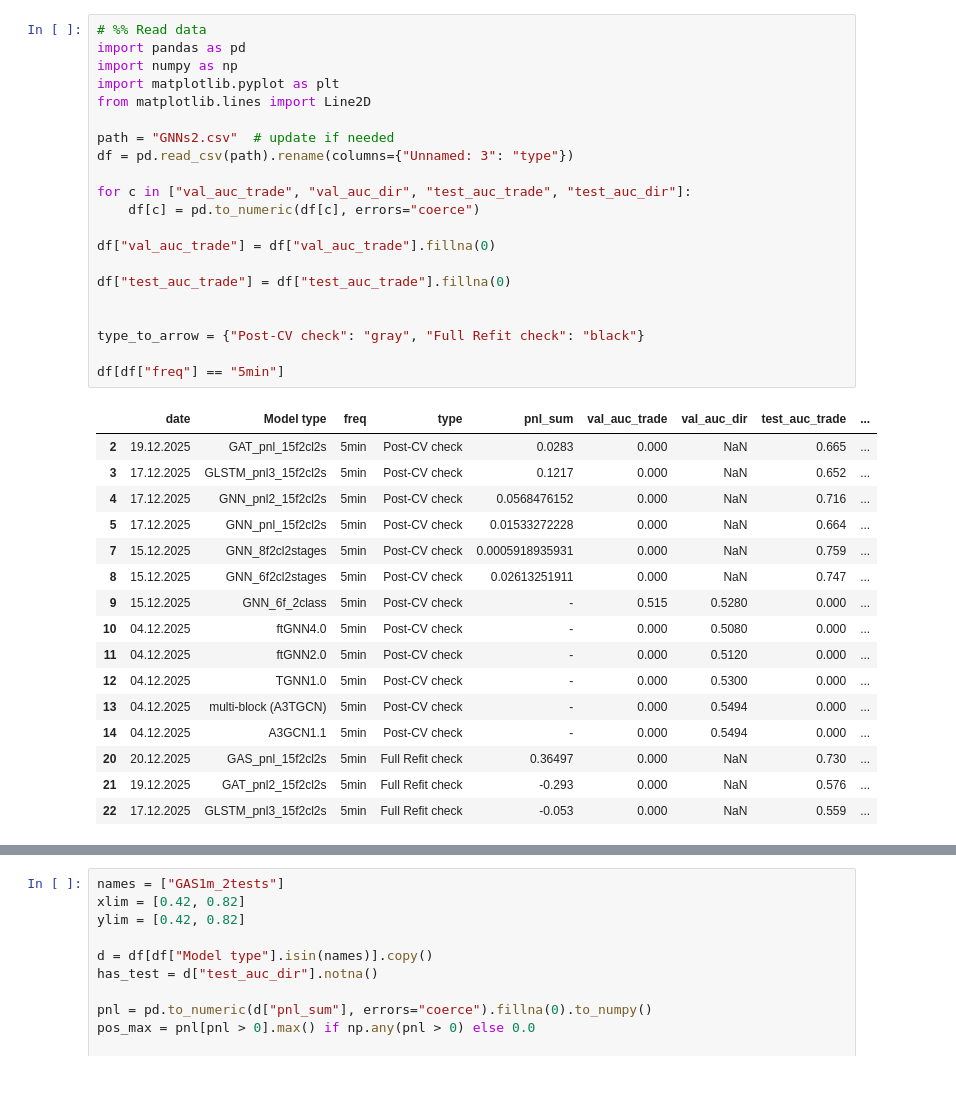
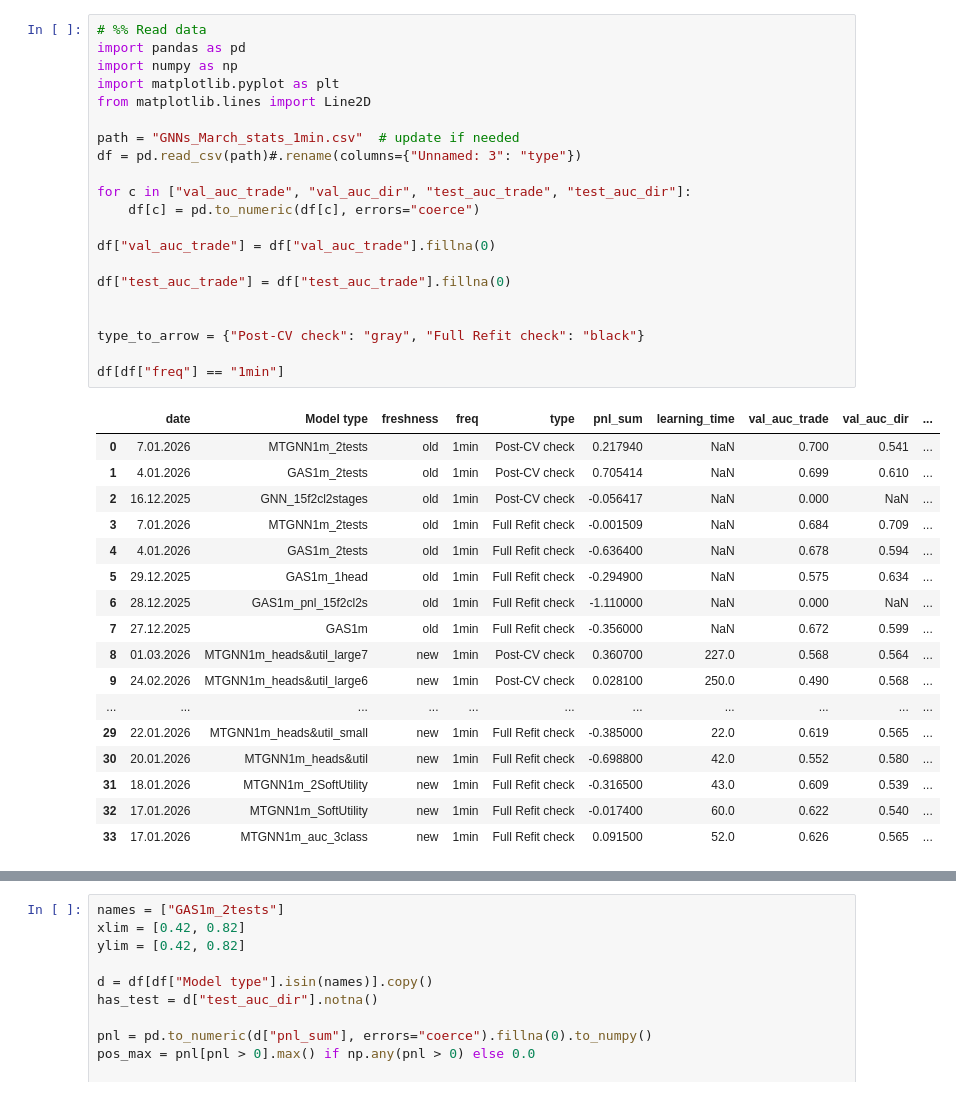
Before and after one commit to vitalii-novikov/Graph_Neural_Network_for_Market_Microstructure, a Jupyter notebook: visualisations/jan_stats.ipynb, the cells around one changed output, grey strips where cells are left out. Drawn from its saved outputs; the diff is of its cells as text.

```diff
--- a/visualisations/jan_stats.ipynb
+++ b/visualisations/jan_stats.ipynb
@@ -1,41 +1,42 @@
 # %%
 # %% Read data
 import pandas as pd
 import numpy as np
 import matplotlib.pyplot as plt
 from matplotlib.lines import Line2D
 
-path = "GNNs2.csv"  # update if needed
-df = pd.read_csv(path).rename(columns={"Unnamed: 3": "type"})
+path = "GNNs_March_stats_1min.csv"  # update if needed
+df = pd.read_csv(path)#.rename(columns={"Unnamed: 3": "type"})
 
 for c in ["val_auc_trade", "val_auc_dir", "test_auc_trade", "test_auc_dir"]:
     df[c] = pd.to_numeric(df[c], errors="coerce")
 
 df["val_auc_trade"] = df["val_auc_trade"].fillna(0)
 
 df["test_auc_trade"] = df["test_auc_trade"].fillna(0)
 
 
 type_to_arrow = {"Post-CV check": "gray", "Full Refit check": "black"}
 
-df[df["freq"] == "5min"]
+df[df["freq"] == "1min"]
 # %% [output]
-|  | date | Model type | freq | type | pnl_sum | val_auc_trade | val_auc_dir | test_auc_trade | ... |
-| 2 | 19.12.2025 | GAT_pnl_15f2cl2s | 5min | Post-CV check | 0.0283 | 0.000 | NaN | 0.665 | ... |
-| 3 | 17.12.2025 | GLSTM_pnl3_15f2cl2s | 5min | Post-CV check | 0.1217 | 0.000 | NaN | 0.652 | ... |
-| 4 | 17.12.2025 | GNN_pnl2_15f2cl2s | 5min | Post-CV check | 0.0568476152 | 0.000 | NaN | 0.716 | ... |
-| 5 | 17.12.2025 | GNN_pnl_15f2cl2s | 5min | Post-CV check | 0.01533272228 | 0.000 | NaN | 0.664 | ... |
-| 7 | 15.12.2025 | GNN_8f2cl2stages | 5min | Post-CV check | 0.0005918935931 | 0.000 | NaN | 0.759 | ... |
-| 8 | 15.12.2025 | GNN_6f2cl2stages | 5min | Post-CV check | 0.02613251911 | 0.000 | NaN | 0.747 | ... |
-| 9 | 15.12.2025 | GNN_6f_2class | 5min | Post-CV check | - | 0.515 | 0.5280 | 0.000 | ... |
-| 10 | 04.12.2025 | ftGNN4.0 | 5min | Post-CV check | - | 0.000 | 0.5080 | 0.000 | ... |
-| 11 | 04.12.2025 | ftGNN2.0 | 5min | Post-CV check | - | 0.000 | 0.5120 | 0.000 | ... |
-| 12 | 04.12.2025 | TGNN1.0 | 5min | Post-CV check | - | 0.000 | 0.5300 | 0.000 | ... |
-| 13 | 04.12.2025 | multi-block (A3TGCN) | 5min | Post-CV check | - | 0.000 | 0.5494 | 0.000 | ... |
-| 14 | 04.12.2025 | A3GCN1.1 | 5min | Post-CV check | - | 0.000 | 0.5494 | 0.000 | ... |
-| 20 | 20.12.2025 | GAS_pnl_15f2cl2s | 5min | Full Refit check | 0.36497 | 0.000 | NaN | 0.730 | ... |
-| 21 | 19.12.2025 | GAT_pnl2_15f2cl2s | 5min | Full Refit check | -0.293 | 0.000 | NaN | 0.576 | ... |
-| 22 | 17.12.2025 | GLSTM_pnl3_15f2cl2s | 5min | Full Refit check | -0.053 | 0.000 | NaN | 0.559 | ... |
+|  | date | Model type | freshness | freq | type | pnl_sum | learning_time | val_auc_trade | val_auc_dir | ... |
+| 0 | 7.01.2026 | MTGNN1m_2tests | old | 1min | Post-CV check | 0.217940 | NaN | 0.700 | 0.541 | ... |
+| 1 | 4.01.2026 | GAS1m_2tests | old | 1min | Post-CV check | 0.705414 | NaN | 0.699 | 0.610 | ... |
+| 2 | 16.12.2025 | GNN_15f2cl2stages | old | 1min | Post-CV check | -0.056417 | NaN | 0.000 | NaN | ... |
+| 3 | 7.01.2026 | MTGNN1m_2tests | old | 1min | Full Refit check | -0.001509 | NaN | 0.684 | 0.709 | ... |
+| 4 | 4.01.2026 | GAS1m_2tests | old | 1min | Full Refit check | -0.636400 | NaN | 0.678 | 0.594 | ... |
+| 5 | 29.12.2025 | GAS1m_1head | old | 1min | Full Refit check | -0.294900 | NaN | 0.575 | 0.634 | ... |
+| 6 | 28.12.2025 | GAS1m_pnl_15f2cl2s | old | 1min | Full Refit check | -1.110000 | NaN | 0.000 | NaN | ... |
+| 7 | 27.12.2025 | GAS1m | old | 1min | Full Refit check | -0.356000 | NaN | 0.672 | 0.599 | ... |
+| 8 | 01.03.2026 | MTGNN1m_heads&util_large7 | new | 1min | Post-CV check | 0.360700 | 227.0 | 0.568 | 0.564 | ... |
+| 9 | 24.02.2026 | MTGNN1m_heads&util_large6 | new | 1min | Post-CV check | 0.028100 | 250.0 | 0.490 | 0.568 | ... |
+| ... | ... | ... | ... | ... | ... | ... | ... | ... | ... | ... |
+| 29 | 22.01.2026 | MTGNN1m_heads&util_small | new | 1min | Full Refit check | -0.385000 | 22.0 | 0.619 | 0.565 | ... |
+| 30 | 20.01.2026 | MTGNN1m_heads&util | new | 1min | Full Refit check | -0.698800 | 42.0 | 0.552 | 0.580 | ... |
+| 31 | 18.01.2026 | MTGNN1m_2SoftUtility | new | 1min | Full Refit check | -0.316500 | 43.0 | 0.609 | 0.539 | ... |
+| 32 | 17.01.2026 | MTGNN1m_SoftUtility | new | 1min | Full Refit check | -0.017400 | 60.0 | 0.622 | 0.540 | ... |
+| 33 | 17.01.2026 | MTGNN1m_auc_3class | new | 1min | Full Refit check | 0.091500 | 52.0 | 0.626 | 0.565 | ... |
 # %%
 
 
```
Also changed, not shown: parts of 5 cells of this notebook, 9 other files.
